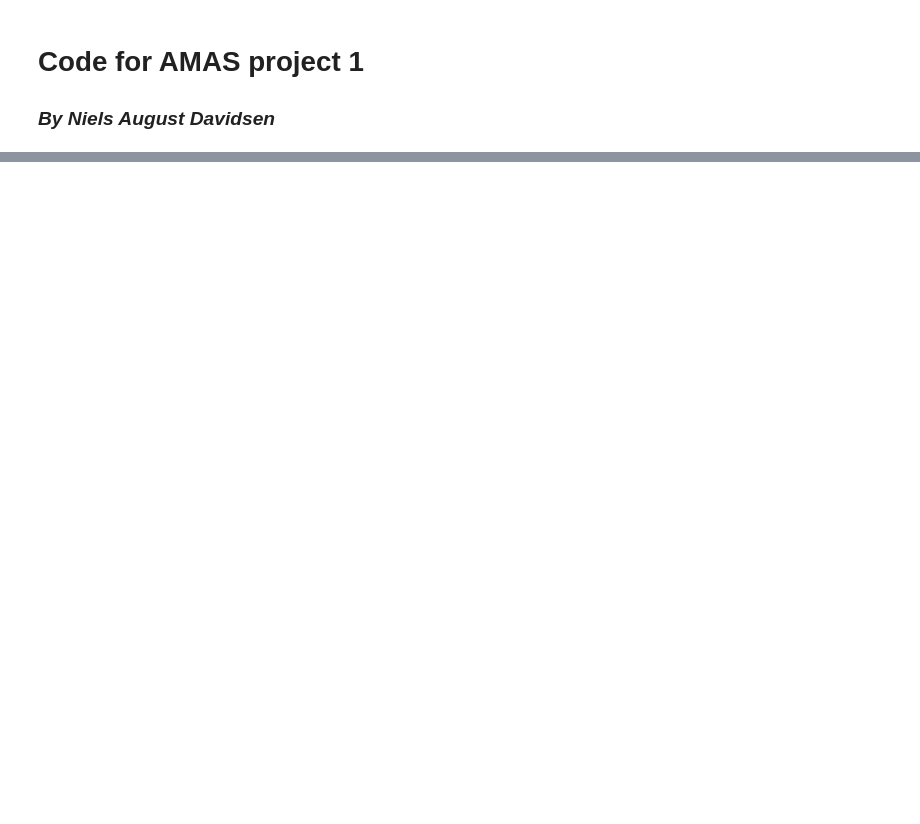
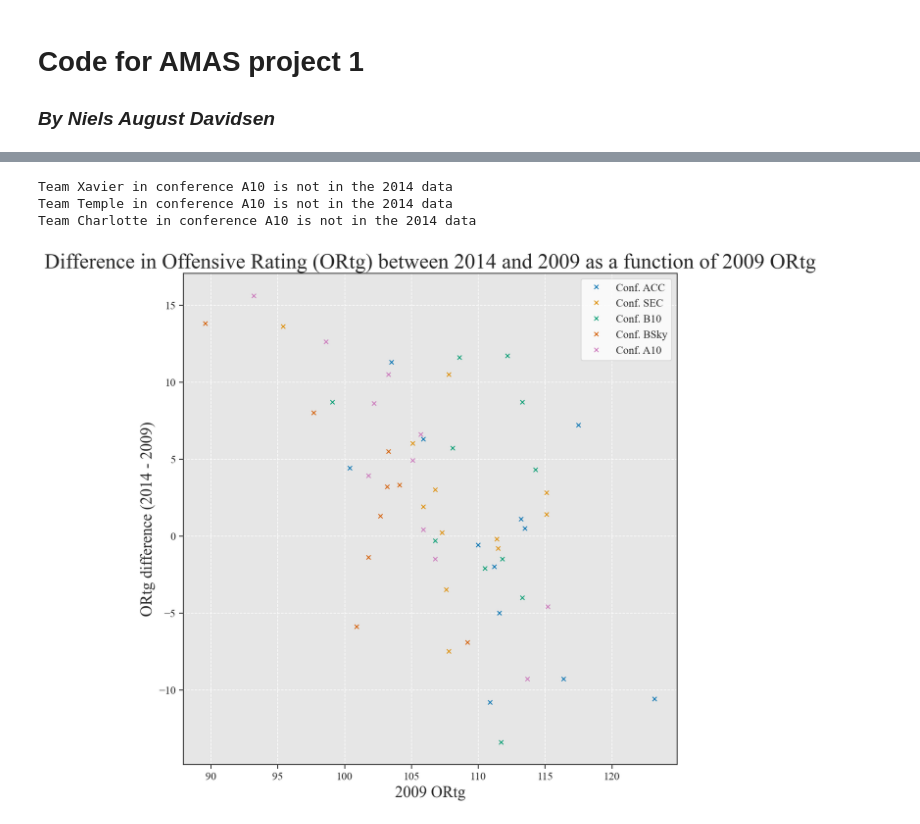
Before and after one commit to nielsdavidsen/AMAS_2025, a Jupyter notebook: Projects/Project_1/Project_1_Niels_Davidsen.ipynb, the cells around one changed output, grey strips where cells are left out. Drawn from its saved outputs; the diff is of its cells as text; code cells hidden in the pictures; blank space fills up the shorter version.

```diff
--- a/Projects/Project_1/Project_1_Niels_Davidsen.ipynb
+++ b/Projects/Project_1/Project_1_Niels_Davidsen.ipynb
@@ -146,0 +238,43 @@ array(['88.3', '100.4', '95.0', '93.0', '94.2', '97.4', '95.2', '93.7',
+# %%
+# Grouping the data into conferences (ACC, SEC, B10, BSky and A10)
+
+conf_names = ['ACC', 'SEC', 'B10', 'BSky', 'A10']
+
+fig_diff, ax_diff = plt.subplots(1, 1, figsize=(10, 10), dpi = 150)
+
+median_diff = []
+
+for i, conf in enumerate(conf_names):
+
+    ORtg_diff = []
+    ORtg = []
+    conf_teams_2009 = df_2009[df_2009['Conf'] == conf].copy()
+    conf_teams_2009['ORtg'] = conf_teams_2009['ORtg'].astype(float)
+
+    conf_teams_2014 = df_2014[df_2014['Conf'] == conf].copy()
+    conf_teams_2014['ORtg'] = conf_teams_2014['ORtg'].astype(float)
+
+    for team in conf_teams_2009['Team']:
+        if team not in conf_teams_2014['Team'].values:
+            print(f'Team {team} in conference {conf} is not in the 2014 data')
+        else:
+            diff = conf_teams_2014[conf_teams_2014['Team'] == team]['ORtg'].values - conf_teams_2009[conf_teams_2009['Team'] == team]['ORtg'].values
+            ORtg_diff.append(diff[0])
+            ORtg.append(conf_teams_2009[conf_teams_2009['Team'] == team]['ORtg'].values[0])
+
+
+    median_diff.append(np.median(ORtg_diff))
+    ax_diff.plot(ORtg, ORtg_diff, 'x', label= f'Conf. {conf}', color=colors[i])
+
+
+ax_diff.legend()
+ax_diff.set_title('Difference in Offensive Rating (ORtg) between 2014 and 2009 as a function of 2009 ORtg', fontsize=24)
+ax_diff.set_xlabel('2009 ORtg', fontsize=18)
+ax_diff.set_ylabel('ORtg difference (2014 - 2009)', fontsize=18)
+ax_diff.grid(visible=True, which='major', axis='both', color='white', linestyle='--', linewidth=0.8)
+ax_diff.set_facecolor('0.9')
+# %% [output]
+Team Xavier in conference A10 is not in the 2014 data
+Team Temple in conference A10 is not in the 2014 data
+Team Charlotte in conference A10 is not in the 2014 data
+[figure, added]
```
Also changed, not shown: parts of 10 cells of this notebook, 3 other files.
